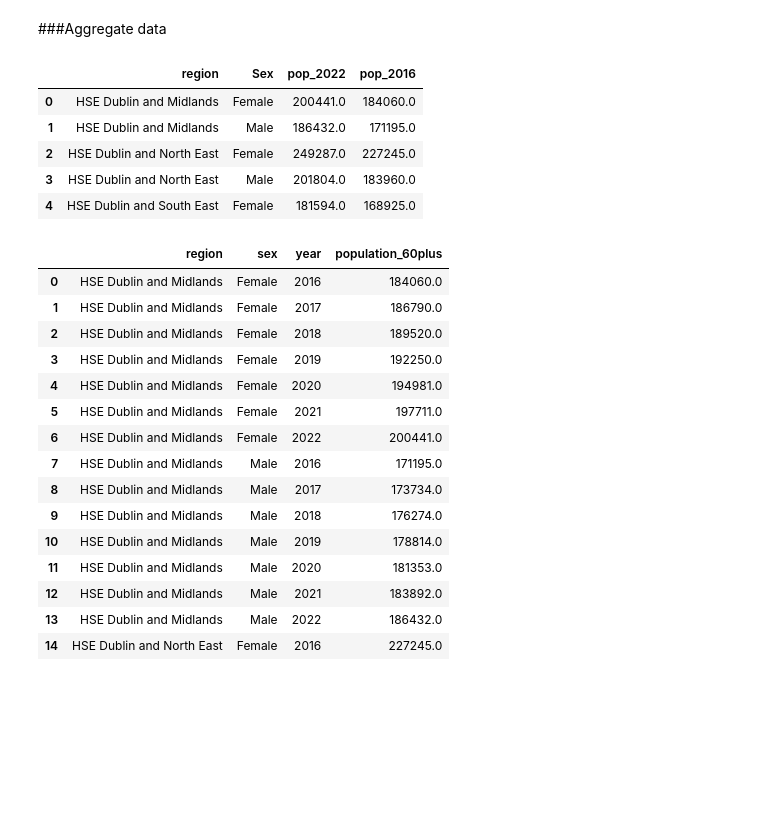
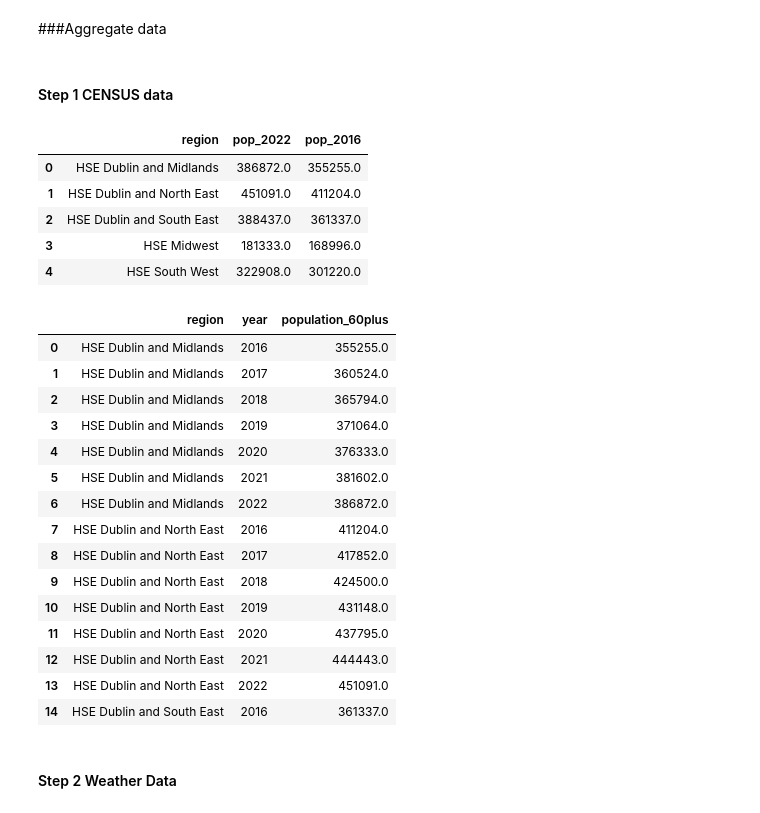
Before and after one commit to paulie57/ul_project_Msc_AI, a Jupyter notebook: analysis/processed_data/analysed_data/WEATHERED_ihfd_adverse_events.ipynb, the cells around one changed output. Cells and saved outputs as stored; diff of their text form; code cells hidden in the pictures; blank space fills up the shorter version.

```diff
--- a/analysis/processed_data/analysed_data/WEATHERED_ihfd_adverse_events.ipynb
+++ b/analysis/processed_data/analysed_data/WEATHERED_ihfd_adverse_events.ipynb
@@ -33,6 +27,8 @@ df_weather = pd.read_csv(full_path_weather)
 df_census = pd.read_excel(full_path_census)
 # %% [markdown]
 ###Aggregate data
+# %% [markdown]
+#### Step 1 CENSUS data
 # %%
 ##census data
 desired_age_groups = [
@@ -45,7 +41,7 @@ df_filtered = df_census[df_census["Age Group"].isin(desired_age_groups)]
 # Group by HSE region and Sex, summing the 2016 and 2022 pops
 df_summed = (
     df_filtered
-    .groupby(["HSE Regions", "Sex"], as_index=False)
+    .groupby(["HSE Regions"], as_index=False)
     .agg({
         "Age group pop 2022": "sum",
         "Age group pop 2016": "sum"
@@ -62,56 +58,58 @@ df_summed.rename(columns={
 df_summed = df_summed.round(0)
 df_summed.head()
 # %% [output]
-|  | region | Sex | pop_2022 | pop_2016 |
-| 0 | HSE Dublin and Midlands | Female | 200441.0 | 184060.0 |
-| 1 | HSE Dublin and Midlands | Male | 186432.0 | 171195.0 |
-| 2 | HSE Dublin and North East | Female | 249287.0 | 227245.0 |
-| 3 | HSE Dublin and North East | Male | 201804.0 | 183960.0 |
-| 4 | HSE Dublin and South East | Female | 181594.0 | 168925.0 |
+|  | region | pop_2022 | pop_2016 |
+| 0 | HSE Dublin and Midlands | 386872.0 | 355255.0 |
+| 1 | HSE Dublin and North East | 451091.0 | 411204.0 |
+| 2 | HSE Dublin and South East | 388437.0 | 361337.0 |
+| 3 | HSE Midwest | 181333.0 | 168996.0 |
+| 4 | HSE South West | 322908.0 | 301220.0 |
 # %%
 ##
 years = range(2016, 2023)  # 2016 through 2022 inclusive
 
 rows = []
 
 for idx, row in df_summed.iterrows():
     r = row["region"]
-    s = row["Sex"]
+    #s = row["Sex"]
     pop_2016 = row["pop_2016"]
     pop_2022 = row["pop_2022"]
 
     for y in years:
         # fraction of the way from 2016
         fraction = (y - 2016) / (2022 - 2016)  # denominator = 6
         pop_y = pop_2016 + (pop_2022 - pop_2016) * fraction
 
         rows.append({
             "region": r,
-            "sex": s,
+           # "sex": s,
             "year": y,
             "population_60plus": pop_y
         })
 
 df_region_sex_year = pd.DataFrame(rows)
 df_region_sex_year = df_region_sex_year.round(0)
 df_region_sex_year.head(15)
 # %% [output]
-|  | region | sex | year | population_60plus |
-| 0 | HSE Dublin and Midlands | Female | 2016 | 184060.0 |
-| 1 | HSE Dublin and Midlands | Female | 2017 | 186790.0 |
-| 2 | HSE Dublin and Midlands | Female | 2018 | 189520.0 |
-| 3 | HSE Dublin and Midlands | Female | 2019 | 192250.0 |
-| 4 | HSE Dublin and Midlands | Female | 2020 | 194981.0 |
-| 5 | HSE Dublin and Midlands | Female | 2021 | 197711.0 |
-| 6 | HSE Dublin and Midlands | Female | 2022 | 200441.0 |
-| 7 | HSE Dublin and Midlands | Male | 2016 | 171195.0 |
-| 8 | HSE Dublin and Midlands | Male | 2017 | 173734.0 |
-| 9 | HSE Dublin and Midlands | Male | 2018 | 176274.0 |
-| 10 | HSE Dublin and Midlands | Male | 2019 | 178814.0 |
-| 11 | HSE Dublin and Midlands | Male | 2020 | 181353.0 |
-| 12 | HSE Dublin and Midlands | Male | 2021 | 183892.0 |
-| 13 | HSE Dublin and Midlands | Male | 2022 | 186432.0 |
-| 14 | HSE Dublin and North East | Female | 2016 | 227245.0 |
+|  | region | year | population_60plus |
+| 0 | HSE Dublin and Midlands | 2016 | 355255.0 |
+| 1 | HSE Dublin and Midlands | 2017 | 360524.0 |
+| 2 | HSE Dublin and Midlands | 2018 | 365794.0 |
+| 3 | HSE Dublin and Midlands | 2019 | 371064.0 |
+| 4 | HSE Dublin and Midlands | 2020 | 376333.0 |
+| 5 | HSE Dublin and Midlands | 2021 | 381602.0 |
+| 6 | HSE Dublin and Midlands | 2022 | 386872.0 |
+| 7 | HSE Dublin and North East | 2016 | 411204.0 |
+| 8 | HSE Dublin and North East | 2017 | 417852.0 |
+| 9 | HSE Dublin and North East | 2018 | 424500.0 |
+| 10 | HSE Dublin and North East | 2019 | 431148.0 |
+| 11 | HSE Dublin and North East | 2020 | 437795.0 |
+| 12 | HSE Dublin and North East | 2021 | 444443.0 |
+| 13 | HSE Dublin and North East | 2022 | 451091.0 |
+| 14 | HSE Dublin and South East | 2016 | 361337.0 |
+# %% [markdown]
+#### Step 2  Weather Data
 # %%
 df_weather["Valid From"] = pd.to_datetime(df_weather["Valid From"])
 df_weather["date"] = df_weather["Valid From"].dt.date
```
Also changed, not shown: parts of 17 cells of this notebook.
